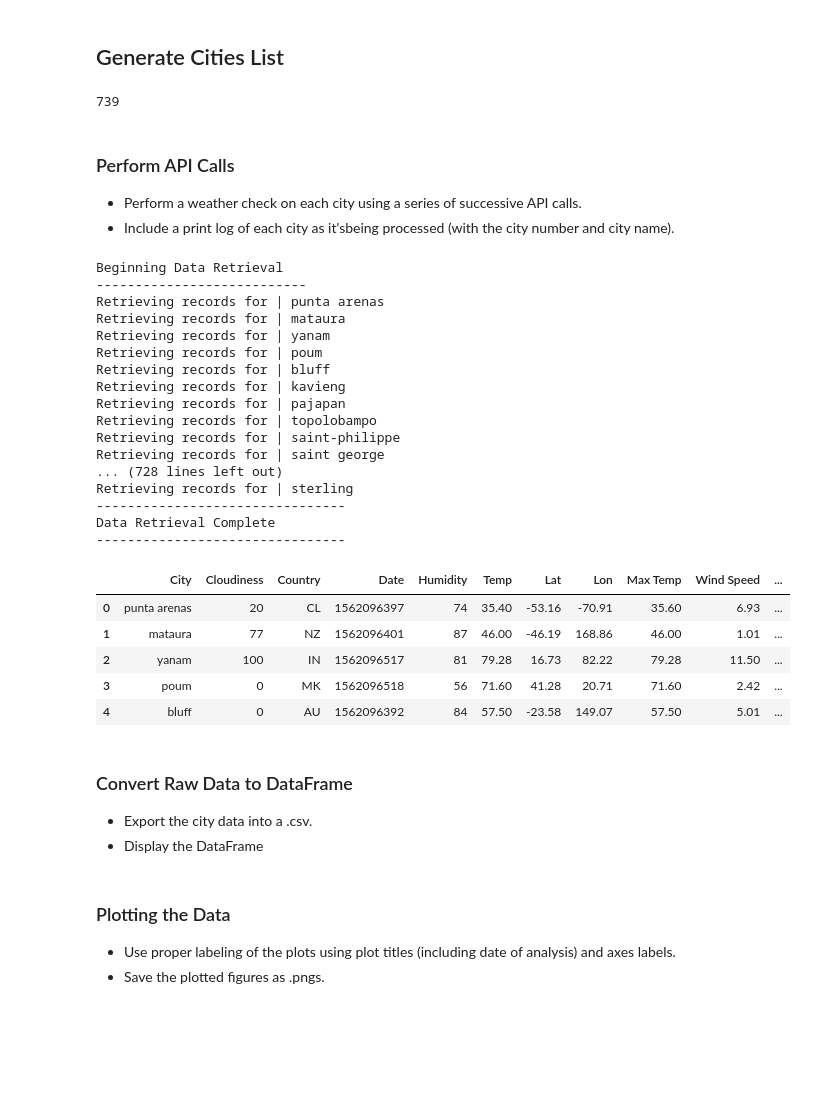
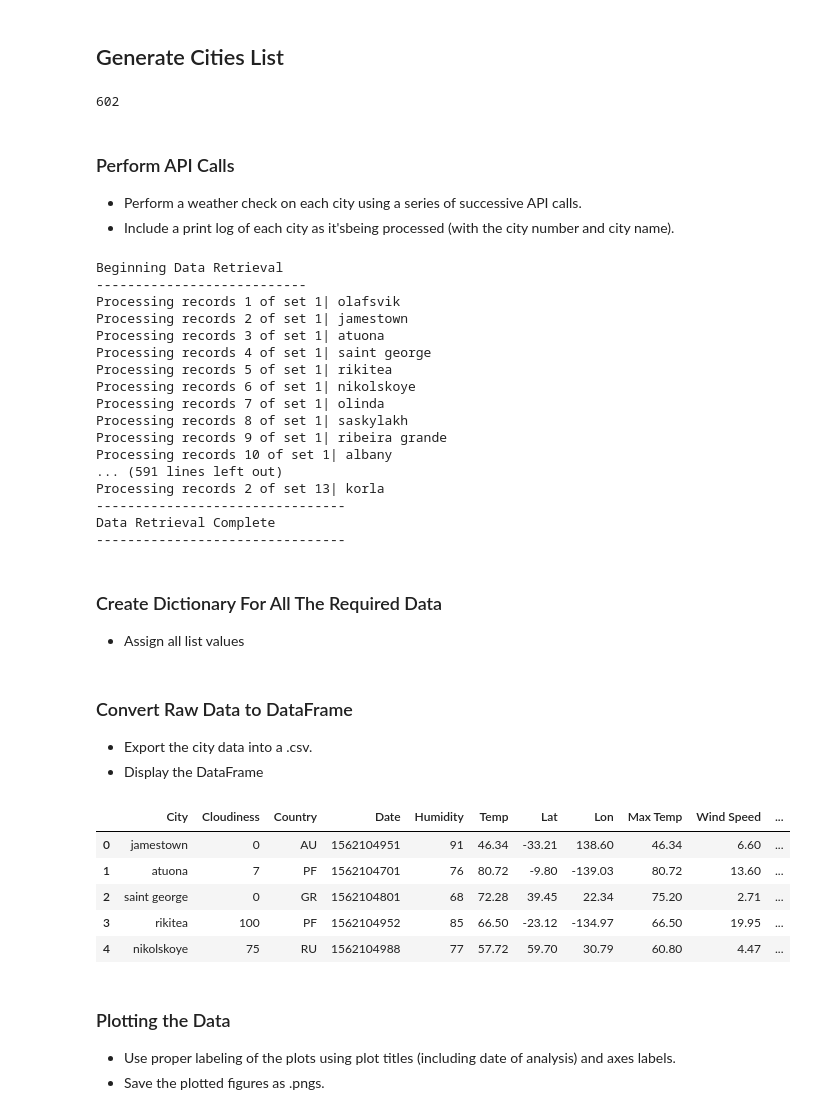
Before and after one commit to nithabalakrishnan/WeatherAPI, a Jupyter notebook: WeatherPy.ipynb, the cells around one changed output. Cells and saved outputs as stored; diff of their text form; code cells hidden in the pictures; blank space fills up the shorter version.

```diff
--- a/WeatherPy.ipynb
+++ b/WeatherPy.ipynb
@@ -20,7 +20,7 @@ from config import api_key
 from citipy import citipy
 
 # Output File (CSV)
-output_data_file = "output_data/cities.csv"
+output_data_file = "Resources/weatherData.csv'"
 
 # Range of latitudes and longitudes
 lat_range = (-90, 90)
@@ -33,8 +33,8 @@ lat_lngs = []
 cities = []
 
 # Create a set of random lat and lng combinations
-lats = np.random.uniform(low=-90.000, high=90.000, size=2000)
-lngs = np.random.uniform(low=-180.000, high=180.000, size=2000)
+lats = np.random.uniform(low=-90.000, high=90.000, size=1500)
+lngs = np.random.uniform(low=-180.000, high=180.000, size=1500)
 lat_lngs = zip(lats, lngs)
 
 # Identify nearest city for each lat, lng combination
@@ -48,7 +48,7 @@ for lat_lng in lat_lngs:
 # Print the city count to confirm sufficient count
 len(cities)
 # %% [output]
-739
+602
 # %% [markdown]
 ### Perform API Calls
 * Perform a weather check on each city using a series of successive API calls.
@@ -56,6 +56,7 @@ len(cities)
 # %%
 url = "http://api.openweathermap.org/data/2.5/weather?"
 units = "Imperial"
+
 temp=[]
 cityList=[]
 country=[]
@@ -69,14 +70,18 @@ wind=[]
 timezone=[]
 localTimestamp=[]
 
+row_count = 0
+set_count=1
+
+#Retrieving current datafrom wethermap api
 print("Beginning Data Retrieval")
 print("---------------------------")
 for city in cities:
     # Build query URL and request your results
     try:
-
+        row_count+=1
         query_url = f"{url}appid={api_key}&q={city}&units={units}"
-        print(f"Retrieving records for | {city}")
+        print(f"Processing records {row_count} of set {set_count}| {city}")
         weather_response = requests.get(query_url)
         weather_json = weather_response.json()
 
@@ -101,29 +106,35 @@ for city in cities:
         print(f"city({city}) not found!! skipping")
         print(e)
         pass
+    if row_count % 50 == 0:
+       set_count+=1
+       row_count=0
 print("--------------------------------")
 print("Data Retrieval Complete ")
 print("--------------------------------")
 # %% [output]
 Beginning Data Retrieval
 ---------------------------
-Retrieving records for | punta arenas
-Retrieving records for | mataura
-Retrieving records for | yanam
-Retrieving records for | poum
-Retrieving records for | bluff
-Retrieving records for | kavieng
-Retrieving records for | pajapan
-Retrieving records for | topolobampo
-Retrieving records for | saint-philippe
-Retrieving records for | saint george
-... (728 lines left out)
-Retrieving records for | sterling
+Processing records 1 of set 1| olafsvik
+Processing records 2 of set 1| jamestown
+Processing records 3 of set 1| atuona
+Processing records 4 of set 1| saint george
+Processing records 5 of set 1| rikitea
+Processing records 6 of set 1| nikolskoye
+Processing records 7 of set 1| olinda
+Processing records 8 of set 1| saskylakh
+Processing records 9 of set 1| ribeira grande
+Processing records 10 of set 1| albany
+... (591 lines left out)
+Processing records 2 of set 13| korla
 --------------------------------
 Data Retrieval Complete
 --------------------------------
+# %% [markdown]
+### Create Dictionary For All The Required Data
+* Assign all list values
 # %%
-# create a data frame from cities, lat, and temp
+# create a data frame for city weather data
 weather_dict = {
     "City": cityList,
     "Cloudiness":cloudiness,
@@ -138,20 +149,22 @@ weather_dict = {
     "Date-Local": localTimestamp
 }
 weather_data = pd.DataFrame(weather_dict)
-weather_data.head()
-# %% [output]
-|  | City | Cloudiness | Country | Date | Humidity | Temp | Lat | Lon | Max Temp | Wind Speed | ... |
-| 0 | punta arenas | 20 | CL | 1562096397 | 74 | 35.40 | -53.16 | -70.91 | 35.60 | 6.93 | ... |
-| 1 | mataura | 77 | NZ | 1562096401 | 87 | 46.00 | -46.19 | 168.86 | 46.00 | 1.01 | ... |
-| 2 | yanam | 100 | IN | 1562096517 | 81 | 79.28 | 16.73 | 82.22 | 79.28 | 11.50 | ... |
-| 3 | poum | 0 | MK | 1562096518 | 56 | 71.60 | 41.28 | 20.71 | 71.60 | 2.42 | ... |
-| 4 | bluff | 0 | AU | 1562096392 | 84 | 57.50 | -23.58 | 149.07 | 57.50 | 5.01 | ... |
 # %% [markdown]
 ### Convert Raw Data to DataFrame
 * Export the city data into a .csv.
 * Display the DataFrame
 # %%
-WeatherDataCSV=weather_data.to_csv(r'/Users/nithavijaysudh/Projects/WeatherAPI/Resources/weatherData.csv',index=False,header=True)
+WeatherDataCSV=weather_data.to_csv(output_data_file,index=False,header=True)
+
+#Displaying data
+weather_data.head()
+# %% [output]
+|  | City | Cloudiness | Country | Date | Humidity | Temp | Lat | Lon | Max Temp | Wind Speed | ... |
+| 0 | jamestown | 0 | AU | 1562104951 | 91 | 46.34 | -33.21 | 138.60 | 46.34 | 6.60 | ... |
+| 1 | atuona | 7 | PF | 1562104701 | 76 | 80.72 | -9.80 | -139.03 | 80.72 | 13.60 | ... |
+| 2 | saint george | 0 | GR | 1562104801 | 68 | 72.28 | 39.45 | 22.34 | 75.20 | 2.71 | ... |
+| 3 | rikitea | 100 | PF | 1562104952 | 85 | 66.50 | -23.12 | -134.97 | 66.50 | 19.95 | ... |
+| 4 | nikolskoye | 75 | RU | 1562104988 | 77 | 57.72 | 59.70 | 30.79 | 60.80 | 4.47 | ... |
 # %% [markdown]
 ### Plotting the Data
 * Use proper labeling of the plots using plot titles (including date of analysis) and axes labels.
```
Also changed, not shown: parts of 4 cells of this notebook, 5 other files.
